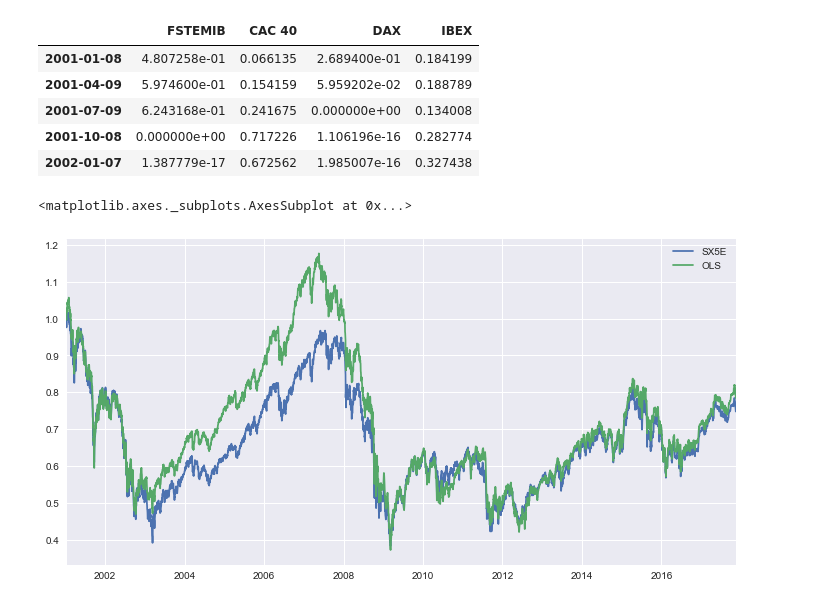
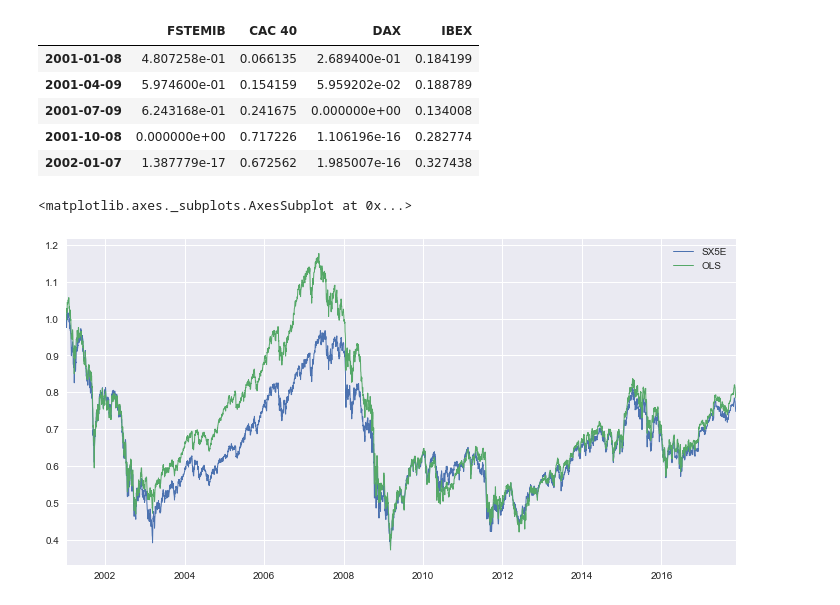
Before and after one commit to gwigniolle/Hedge-Fund-Replication, a Jupyter notebook: OLS Regression on SX5E.ipynb, the cells around one changed output. Drawn from its saved outputs; the diff is of its cells as text; code cells hidden in the pictures.

```diff
--- a/OLS Regression on SX5E.ipynb
+++ b/OLS Regression on SX5E.ipynb
@@ -41,7 +44,7 @@ df_res["OLS"] = replication
 
 df_res = df_res / df_res.iloc[0]
 # %%
-df_res.plot(figsize=(12,6))
+df_res.plot(figsize=(12,6),linewidth=1)
 # %% [output]
 <matplotlib.axes._subplots.AxesSubplot at 0x...>
-[figure, old version]
+[figure, new version]
```
Also changed, not shown: parts of 2 cells of this notebook, 1 other file.
